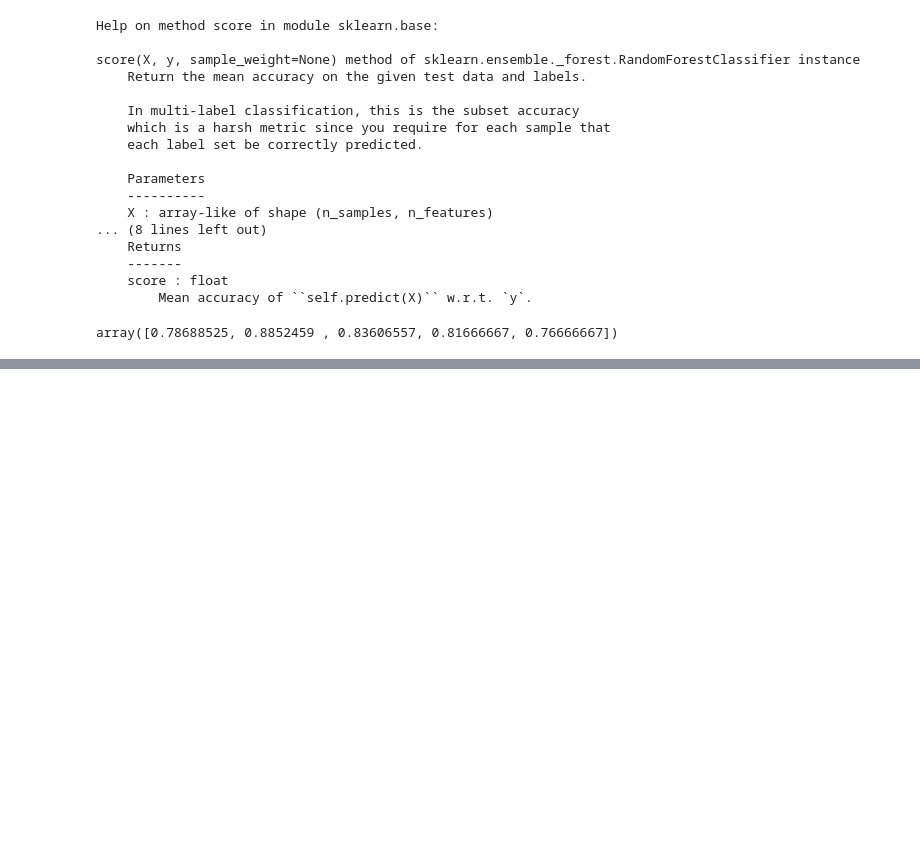
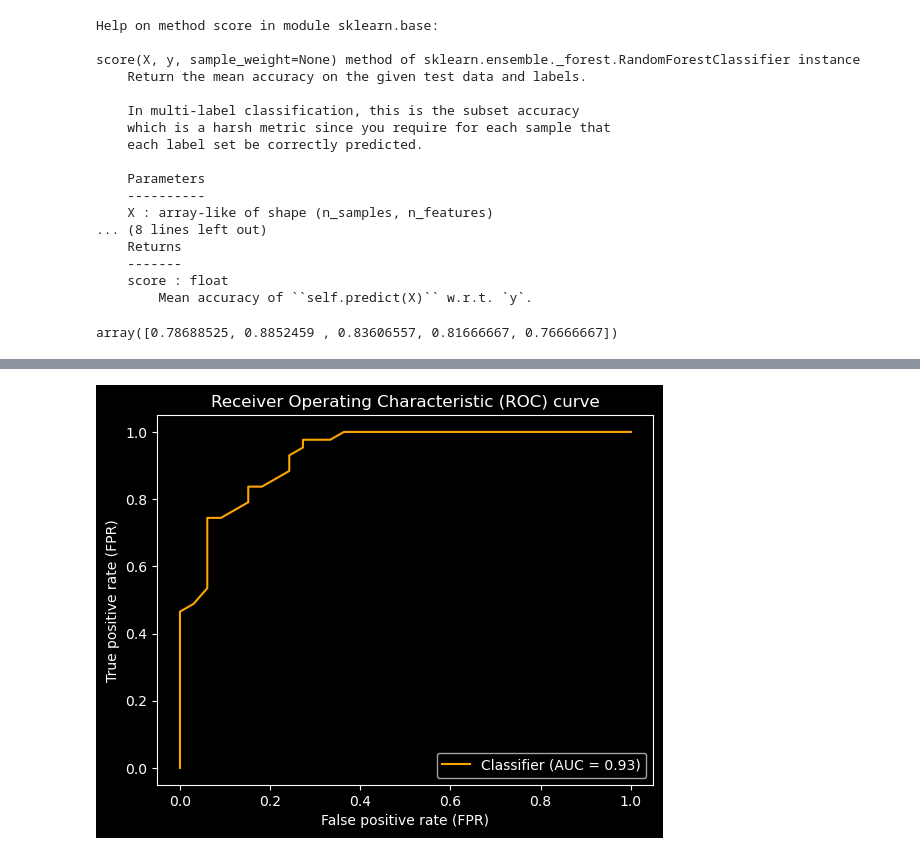
Before and after one commit to DarkDk123/ZTM-ML-Data-Science, a Jupyter notebook: 7. Scikit learn - Creating ML models/Scikit-learn Entire Breakdown.ipynb, the cells around one changed output, grey strips where cells are left out. Cells and saved outputs as stored; diff of their text form; code cells hidden in the pictures; blank space fills up the shorter version.

Commit message:
Classification Metrics : Accuracy, AUC/ROC curve

```diff
--- a/7. Scikit learn - Creating ML models/Scikit-learn Entire Breakdown.ipynb
+++ b/7. Scikit learn - Creating ML models/Scikit-learn Entire Breakdown.ipynb
@@ -1415,0 +1479,12 @@ array([0.78688525, 0.8852459 , 0.83606557, 0.81666667, 0.76666667])
+# %%
+# Import ROC_curve metric from sklearn
+from sklearn.metrics import roc_curve # binary classification.
+
+# Already fitted classification model
+clf
+
+# Make predictions with probabilities | Chance of 0 or 1;
+y_probs = clf.predict_proba(x_test)
+
+## Let's see a few probabilities | sorted as 0, 1
+y_probs[:10], f"total : {len(y_probs)}"
@@ -1415,0 +1503,7 @@ array([0.78688525, 0.8852459 , 0.83606557, 0.81666667, 0.76666667])
+# %%
+# Calculate "probabilities of positive class" i.e. 1 or "has a disease"
+# Probabilities of having a heart disease i.e. 1
+# y_probs is sorted as prob(0), prob(1).
+
+y_probs_positive = y_probs[:, 1] # Every row with column at 1 index.
+y_probs_positive[:10] # see probabilities of having a heart disease
@@ -1415,0 +1527,19 @@ array([0.78688525, 0.8852459 , 0.83606557, 0.81666667, 0.76666667])
+# %%
+# Let's visualize our "ROC" curve | Comparison of "tpr" Vs "fpr"
+from sklearn.metrics import RocCurveDisplay
+import matplotlib.pyplot as plt
+
+RocCurveDisplay.from_predictions(
+    y_test,
+    y_probs_positive,
+    color="orange"
+)
+
+# Customize plot
+plt.title("Receiver Operating Characteristic (ROC) curve")
+plt.xlabel("False positive rate (FPR)")
+plt.ylabel("True positive rate (FPR)")
+
+plt.plot();
+# %% [output]
+[figure, added]
```
Also changed, not shown: parts of 15 cells of this notebook.
